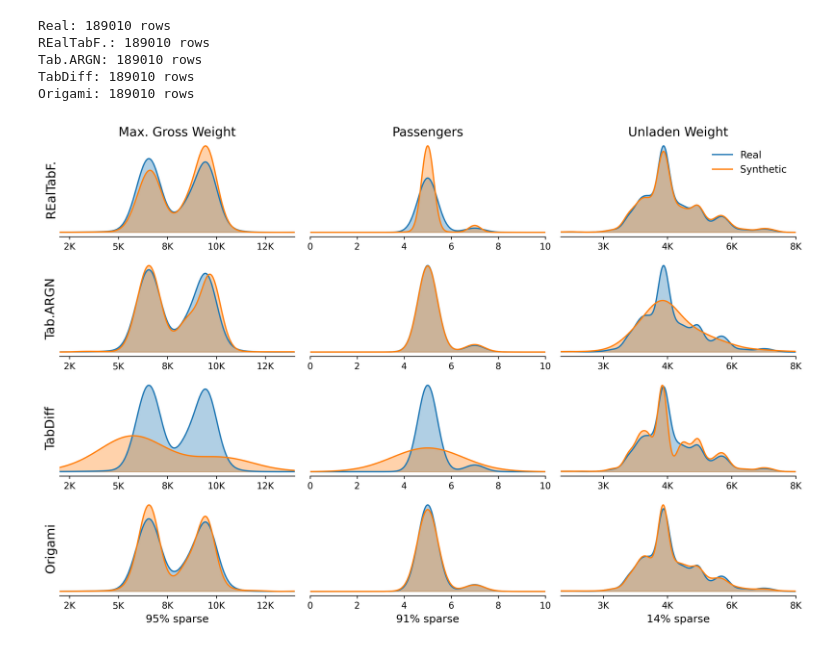
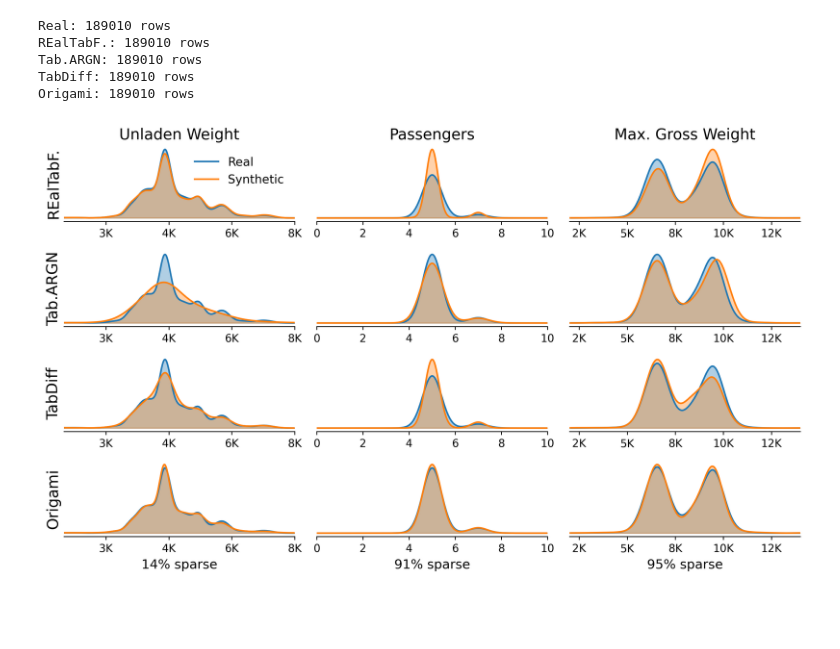
Before and after one commit to rueckstiess/origami-jsynth, a Jupyter notebook: notebooks/kde_electric_vehicles.ipynb, the cells around one changed output. Cells and saved outputs as stored; diff of their text form; code cells hidden in the pictures; blank space fills up the shorter version.

```diff
--- a/notebooks/kde_electric_vehicles.ipynb
+++ b/notebooks/kde_electric_vehicles.ipynb
@@ -12,13 +12,15 @@ import pandas as pd
 from scipy.stats import gaussian_kde
 
 # --- Data paths ---
-RESULTS = Path("../results_final/electric_vehicles")
+RESULTS = Path("../results/electric_vehicles")
 REAL_PATH = RESULTS / "data" / "train.jsonl"
 SYNTH_PATHS = {
     "REalTabF.": RESULTS / "realtabformer" / "samples" / "synthetic_1.jsonl",
     "Tab.ARGN": RESULTS / "mostlyai" / "samples" / "synthetic_1.jsonl",
-    "TabDiff": Path.home() / ".yanex/experiments/f7bd340a/artifacts/synthetic_data.jsonl",
-    "Origami": Path.home() / ".yanex/experiments/d71e2e23/artifacts/synthetic_data.jsonl",
+    "TabDiff": RESULTS / "tabdiff" / "samples" / "synthetic_1.jsonl",
+    "Origami": RESULTS / "origami" / "samples" / "synthetic_1.jsonl",
+    # "TabDiff": Path.home() / ".yanex/experiments/f7bd340a/artifacts/synthetic_data.jsonl",
+    # "Origami": Path.home() / ".yanex/experiments/d71e2e23/artifacts/synthetic_data.jsonl",
 }
 
 COLUMNS = ["Maximum Gross Weight", "Passengers", "Unladen Weight"]
@@ -55,16 +57,16 @@ COLOR_REAL = "#1f77b4"
 COLOR_SYNTH = "#ff7f0e"
 
 # Blog post
-# COLOR_REAL = "#8b5cf6"
-# COLOR_SYNTH = "#0d9488"
+# COLOR_REAL = "#0D9488"
+# COLOR_SYNTH = "#F2A74B"
 
-fig, axes = plt.subplots(len(MODEL_ORDER), len(COLUMNS), figsize=(12, 8), dpi=300)
+fig, axes = plt.subplots(len(MODEL_ORDER), len(COLUMNS), figsize=(10, 6), dpi=300)
 
 # Fixed x-axis limits per column
 XLIMS = {
+    "Unladen Weight": (2000, 7500),
     "Maximum Gross Weight": (2000, 14000),
     "Passengers": (0, 10),
-    "Unladen Weight": (2000, 7500),
 }
 
 # Column display names
@@ -76,7 +78,7 @@ COL_TITLES = {
 
 for row, model in enumerate(MODEL_ORDER):
     synth = synth_dfs[model]
-    for col_idx, column in enumerate(COLUMNS):
+    for col_idx, column in enumerate(COLUMNS[::-1]):
         ax = axes[row, col_idx]
 
         # Extract non-null numeric values
@@ -84,7 +86,7 @@ for row, model in enumerate(MODEL_ORDER):
         synth_vals = pd.to_numeric(synth[column], errors="coerce").dropna().values
 
         lo, hi = XLIMS[column]
-        xs = np.linspace(lo, hi, 500)
+        xs = np.linspace(lo, hi, 1000)
 
         # KDE
         if len(real_vals) > 1:
@@ -103,32 +105,32 @@ for row, model in enumerate(MODEL_ORDER):
         # Remove frame but keep bottom x-axis line
         ax.spines["top"].set_visible(False)
         ax.spines["right"].set_visible(False)
         ax.spines["left"].set_visible(False)
 
         # Show x-axis ticks on every plot, at most 5
         ax.xaxis.set_major_locator(MaxNLocator(nbins=5))
         ax.tick_params(axis="x", length=3)
 
         if row == 0:
             ax.set_title(COL_TITLES[column], fontsize=14)
         if col_idx == 0:
             ax.set_ylabel(model, fontsize=14, rotation=90, labelpad=10, va="center")
 
         # Sparsity label on bottom row
         if row == len(MODEL_ORDER) - 1:
             sparsity = 1.0 - real_df[column].notna().mean()
             ax.set_xlabel(f"{sparsity:.0%} sparse", fontsize=12)
 
         # K suffix formatter
         if hi > 1000:
             ax.xaxis.set_major_formatter(FuncFormatter(lambda x, _: f"{x / 1000:.0f}K" if x >= 1000 else f"{x:.0f}"))
 
 # Legend on top-right subplot
-axes[0, -1].legend(fontsize=11, loc="upper right", frameon=False)
+axes[0, 0].legend(fontsize=11, loc="upper right", frameon=False)
 
 plt.tight_layout()
 plt.savefig("kde_electric_vehicles.pdf", bbox_inches="tight", dpi=300)
 plt.savefig("kde_electric_vehicles.png", bbox_inches="tight", dpi=300, transparent=True)
 plt.show()
 # %% [output]
-[figure, old version]
+[figure, new version]
```
Also changed, not shown: 3 other files.
